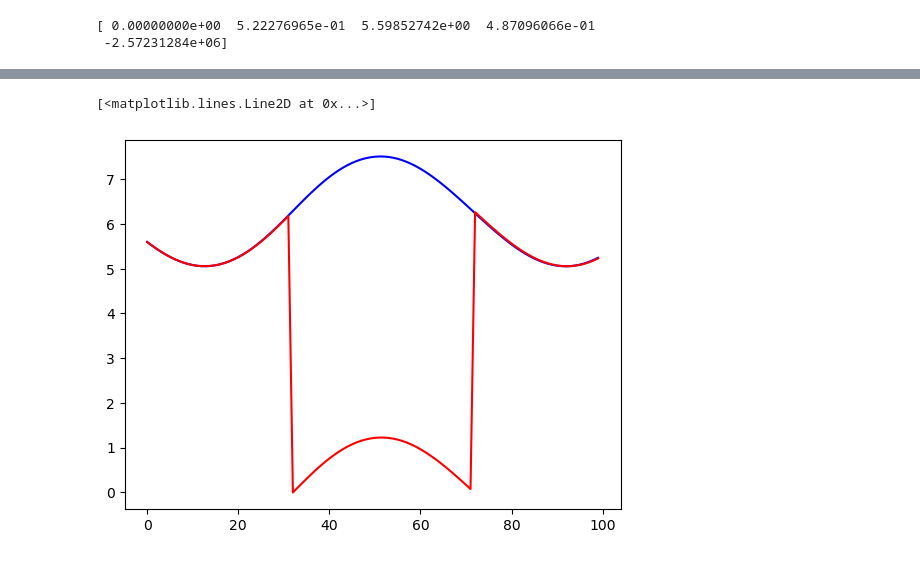
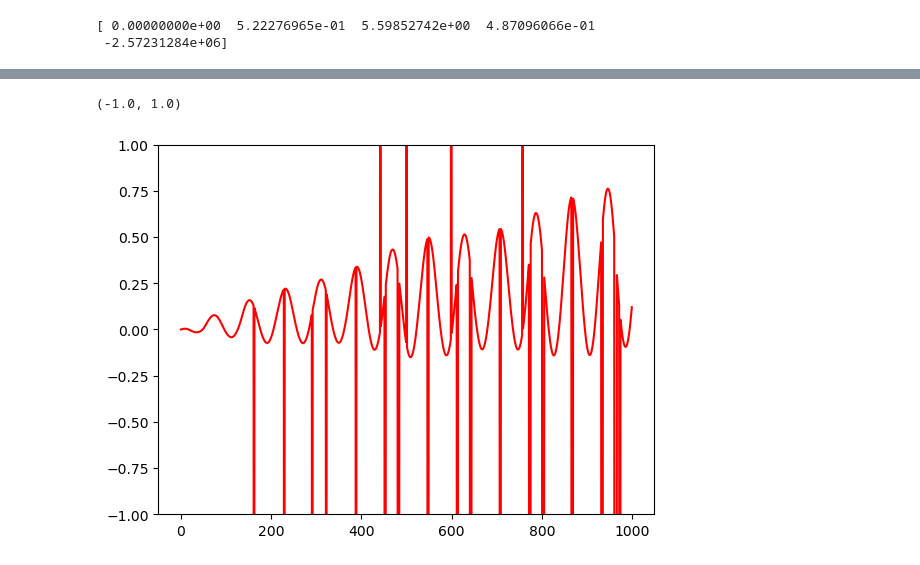
Before and after one commit to billenert/simple-v-simsopt, a Jupyter notebook: differences.ipynb, the cells around one changed output, grey strips where cells are left out. Saved outputs shown, nothing was run; the diff lists cells and outputs as text; code cells hidden in the pictures.

```diff
--- a/differences.ipynb
+++ b/differences.ipynb
@@ -270,6 +275,7 @@ plt.plot(np.loadtxt("./trajectories/path_s_SIMPLE.txt")[:100], color = "red")
 # %%
-plt.plot(theta_simsopt[:100], color = "blue")
-plt.plot(np.loadtxt("./trajectories/path_theta_SIMPLE.txt")[:100], color = "red")
+# plt.plot(zeta_simsopt[:100], color = "blue")
+plt.plot(np.loadtxt("./trajectories/path_zeta_SIMPLE.txt")[:1000] - zeta_simsopt[:1000]% (2 * np.pi), color = "red")
+plt.ylim(-1, 1)
 # %% [output]
-[<matplotlib.lines.Line2D at 0x...>]
+(-1.0, 1.0)
-[figure, old version]
+[figure, new version]
```
Also changed, not shown: parts of 6 cells of this notebook.
